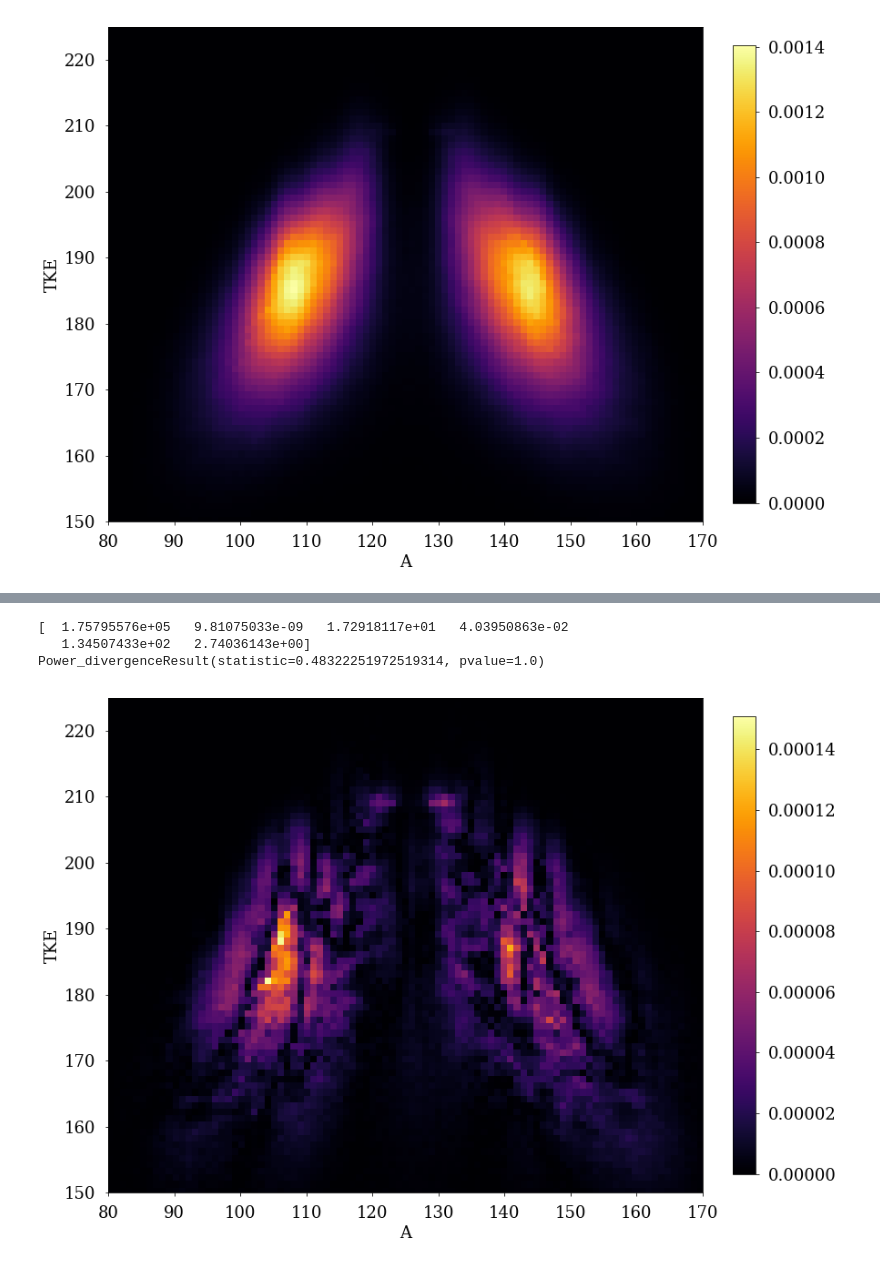
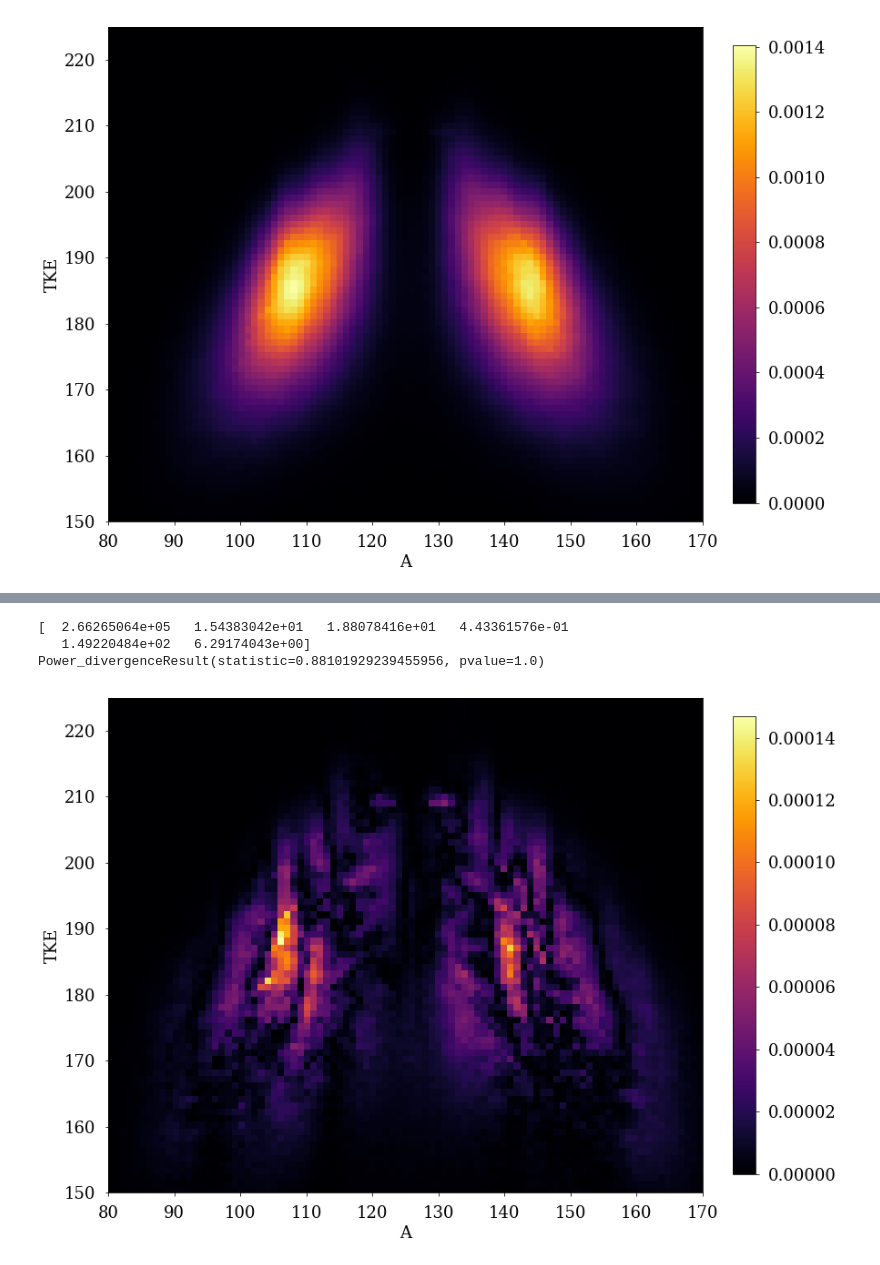
Before and after one commit to austinlc/YATKE, a Jupyter notebook: Brosa_Cf252.ipynb, the cells around one changed output, grey strips where cells are left out. Cells and saved outputs as stored; diff of their text form; code cells hidden in the pictures.

```diff
--- a/Brosa_Cf252.ipynb
+++ b/Brosa_Cf252.ipynb
@@ -186 +218,9 @@ popt,pcov = opt.curve_fit(lambda tuple_in, hl, dminl, dmaxl, ddecl, Abarl, sigAl
+# %%
+# mode s1 optimization
+
+s1_guess = (h1, dmin1,  dmax1,  ddec1, Abar1, sigA1)
+
+popts1,pcovs1 = opt.curve_fit(lambda tuple_in, h1, dmin1, dmax1, ddec1, Abar1, sigA1: YATKE(tuple_in, hl,h1,h2,h3,hx, dminl,dmin1,dmin2,dmin3,dminx, dmaxl,dmax1,dmax2,dmax3,dmaxx,
+         ddecl,ddec1,ddec2,ddec3,ddecx, Abarl,Abar1,Abar2,Abar3,Abarx, sigAl,sigA1,sigA2,sigA3,sigAx),
+                         (A, TKE), YATKE_data, p0=s1_guess)
 # %%
@@ -198,28 +249,31 @@ Power_divergenceResult(statistic=0.49491230858849405, pvalue=1.0)
 # %%
-# mode s1 optimization
-hl, h2, h3, hx = popt[0], 8.7e5, 3.15e5, 7.6e3
-dminl, dmin2, dmin3, dminx = popt[1], 13.7, 13.5, 15.0
-dmaxl, dmax2, dmax3, dmaxx = popt[2], 17.9, 18.7, 19.5
-ddecl, ddec2, ddec3, ddecx = popt[3], 0.270, 0.317, 0.180
-Abarl, Abar2, Abar3, Abarx = popt[4], 142.5, 148.5, 178.3
-sigAl, sigA2, sigA3, sigAx = popt[5],  4.99,  7.14,  2.25
+# mode s3 optimization
 
-s1_guess = (h1, dmin1,  dmax1,  ddec1, Abar1, sigA1)
+s3_guess = (h3, dmin3,  dmax3,  ddec3, Abar3, sigA3)
 
-popts1,pcovs1 = opt.curve_fit(lambda tuple_in, h1, dmin1, dmax1, ddec1, Abar1, sigA1: YATKE(tuple_in, hl,h1,h2,h3,hx, dminl,dmin1,dmin2,dmin3,dminx, dmaxl,dmax1,dmax2,dmax3,dmaxx,
+popts3,pcovs3 = opt.curve_fit(lambda tuple_in, h3, dmin3, dmax3, ddec3, Abar3, sigA3: YATKE(tuple_in, hl,h1,h2,h3,hx, dminl,dmin1,dmin2,dmin3,dminx, dmaxl,dmax1,dmax2,dmax3,dmaxx,
          ddecl,ddec1,ddec2,ddec3,ddecx, Abarl,Abar1,Abar2,Abar3,Abarx, sigAl,sigA1,sigA2,sigA3,sigAx),
-                         (A, TKE), YATKE_data, p0=s1_guess,
-                             bounds = ([0.,0.,0.,0.,0.,0.], [1e6, 20.,20.,1.,200.,20.]))
+                         (A, TKE), YATKE_data, p0=s3_guess)
 # %%
-print(popts1)
-s1_fitted = YATKE((A, TKE), popt[0],popts1[0],h2,h3,hx, popt[1],popts1[1],dmin2,dmin3,dminx, popt[2],popts1[2],dmax2,dmax3,dmaxx,
-         popt[3],popts1[3],ddec2,ddec3,ddecx, popt[4],popts1[4],Abar2,Abar3,Abarx, popt[5],popts1[5],sigA2,sigA3,sigAx)
-YATKEplot(np.abs(rearrange(s1_fitted) - rearrange(YATKE_data)))
-chi2 = chisquare(s1_fitted[YATKE_data != 0.], YATKE_data[YATKE_data != 0.])
-print(chi2)
+print(popts3)
+s3_fitted = YATKE((A, TKE), hl,popts1[0],popts2[0],popts3[0],hx,
+                dminl,popts1[1],popts2[1],popts3[1],dminx,
+                dmaxl,popts1[2],popts2[2],popts3[2],dmaxx,
+                ddecl,popts1[3],popts2[3],popts3[3],ddecx,
+                Abarl,popts1[4],popts2[4],popts3[4],Abarx,
+                sigAl,popts1[5],popts2[5],popts3[5],sigAx)
+YATKEplot(np.abs(rearrange(s3_fitted) - rearrange(YATKE_data)))
+chi23 = chisquare(s3_fitted[YATKE_data != 0.], YATKE_data[YATKE_data != 0.])
+print(chi23)
+h3 = popts3[0]
+dmin3 = popts3[1]
+dmax3 = popts3[2]
+ddec3 = popts3[3]
+Abar3 = popts3[4]
+sigA3 = popts3[5]
 # %% [output]
-[  1.75795576e+05   9.81075033e-09   1.72918117e+01   4.03950863e-02
-   1.34507433e+02   2.74036143e+00]
-Power_divergenceResult(statistic=0.48322251972519314, pvalue=1.0)
+[  2.66265064e+05   1.54383042e+01   1.88078416e+01   4.43361576e-01
+   1.49220484e+02   6.29174043e+00]
+Power_divergenceResult(statistic=0.88101929239455956, pvalue=1.0)
-[figure, old version]
+[figure, new version]
 # %%
```
Also changed, not shown: parts of 16 cells of this notebook, 6 other files.
